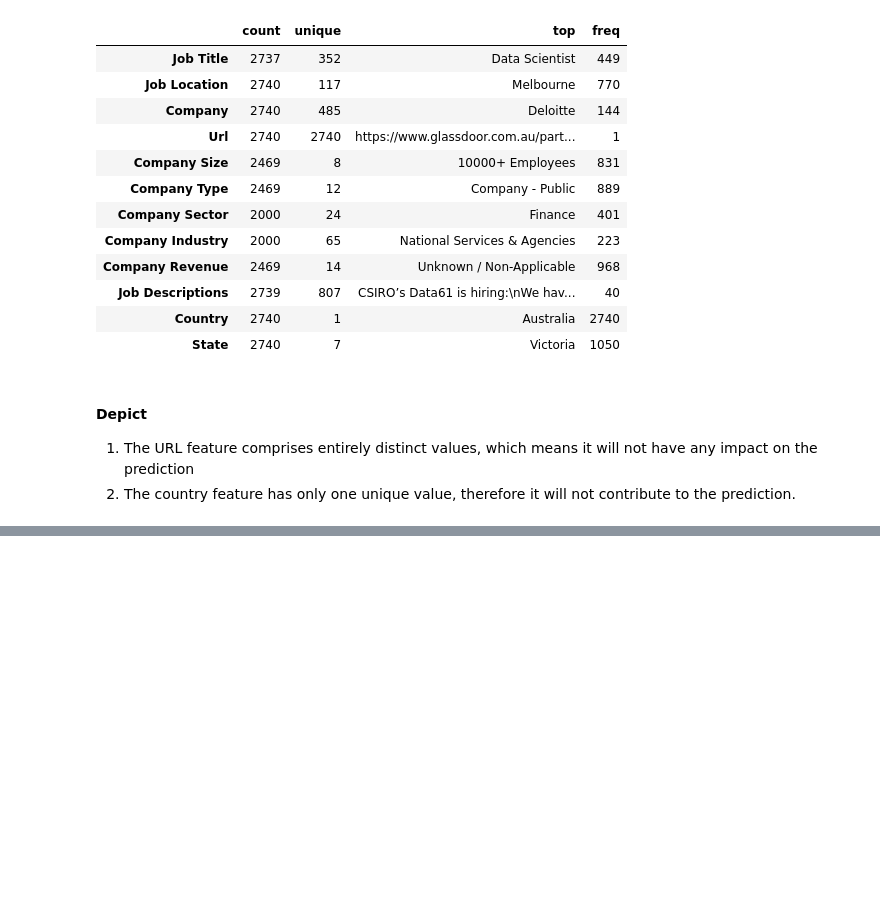
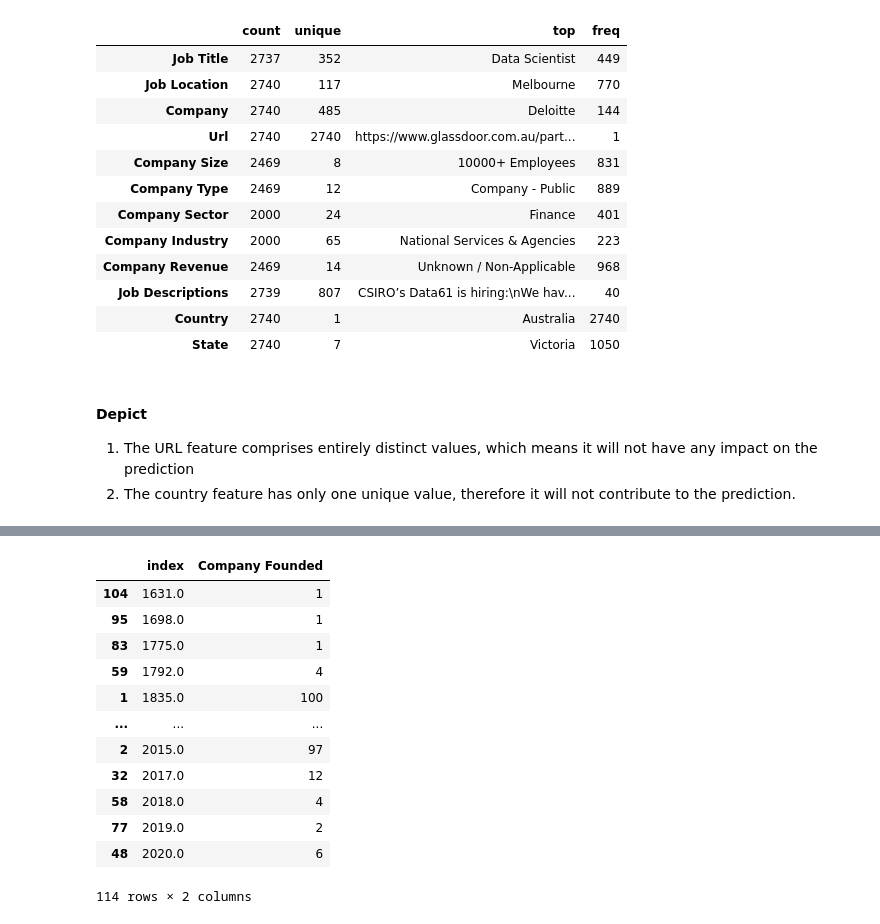
Before and after one commit to Rahul28Agarwal/Job, a Jupyter notebook: job.ipynb, the cells around one changed output, grey strips where cells are left out. Saved outputs shown, nothing was run; the diff lists cells and outputs as text; code cells hidden in the pictures; blank space fills up the shorter version.

```diff
--- a/job.ipynb
+++ b/job.ipynb
@@ -147,0 +241,21 @@ num_features.describe().T
+# %%
+# Check the year variable
+(job
+ .loc[:,'Company Founded']
+ .value_counts()
+ .reset_index()
+ .sort_values(by='index'))
+# %% [output]
+|  | index | Company Founded |
+| 104 | 1631.0 | 1 |
+| 95 | 1698.0 | 1 |
+| 83 | 1775.0 | 1 |
+| 59 | 1792.0 | 4 |
+| 1 | 1835.0 | 100 |
+| ... | ... | ... |
+| 2 | 2015.0 | 97 |
+| 32 | 2017.0 | 12 |
+| 58 | 2018.0 | 4 |
+| 77 | 2019.0 | 2 |
+| 48 | 2020.0 | 6 |
+114 rows × 2 columns
```
Also changed, not shown: parts of 13 cells of this notebook.
